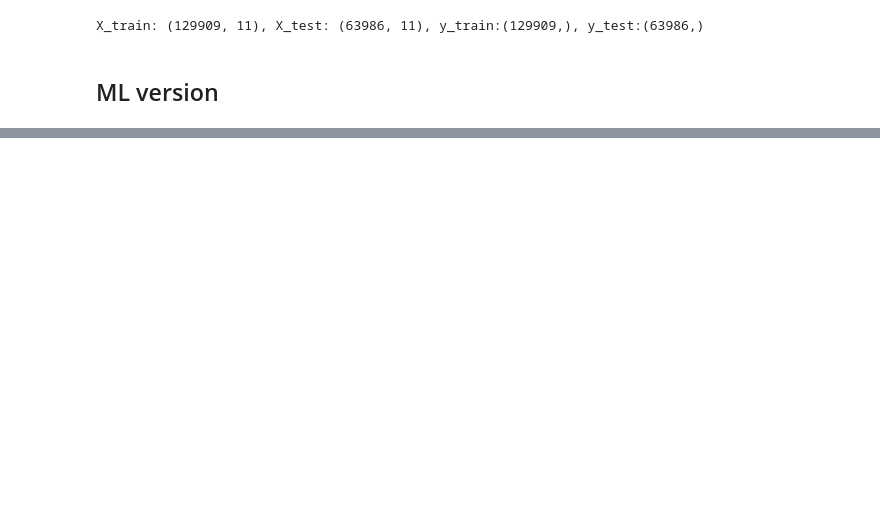
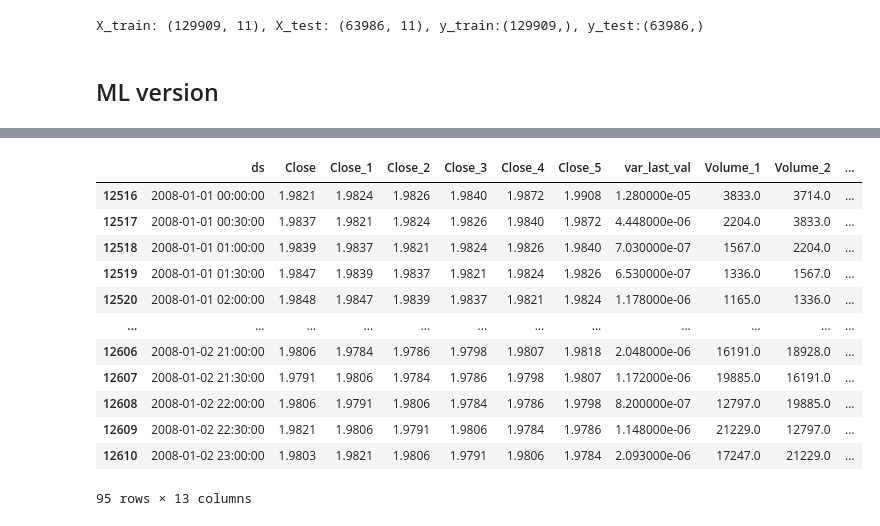
Before and after one commit to an3iitho/Artik-47, a Jupyter notebook: artik_main.ipynb, the cells around one changed output, grey strips where cells are left out. Drawn from its saved outputs; the diff is of its cells as text; code cells hidden in the pictures; blank space fills up the shorter version.

```diff
--- a/artik_main.ipynb
+++ b/artik_main.ipynb
@@ -406,0 +353,16 @@ from:  2008-01-01 00:00:00  to:  2008-01-02 23:00:00
+# %%
+df.loc[(df['ds'] >= '2008-01-01 00:00:00') & (df['ds'] <= '2008-01-02 23:00:00')]
+# %% [output]
+|  | ds | Close | Close_1 | Close_2 | Close_3 | Close_4 | Close_5 | var_last_val | Volume_1 | Volume_2 | ... |
+| 12516 | 2008-01-01 00:00:00 | 1.9821 | 1.9824 | 1.9826 | 1.9840 | 1.9872 | 1.9908 | 1.280000e-05 | 3833.0 | 3714.0 | ... |
+| 12517 | 2008-01-01 00:30:00 | 1.9837 | 1.9821 | 1.9824 | 1.9826 | 1.9840 | 1.9872 | 4.448000e-06 | 2204.0 | 3833.0 | ... |
+| 12518 | 2008-01-01 01:00:00 | 1.9839 | 1.9837 | 1.9821 | 1.9824 | 1.9826 | 1.9840 | 7.030000e-07 | 1567.0 | 2204.0 | ... |
+| 12519 | 2008-01-01 01:30:00 | 1.9847 | 1.9839 | 1.9837 | 1.9821 | 1.9824 | 1.9826 | 6.530000e-07 | 1336.0 | 1567.0 | ... |
+| 12520 | 2008-01-01 02:00:00 | 1.9848 | 1.9847 | 1.9839 | 1.9837 | 1.9821 | 1.9824 | 1.178000e-06 | 1165.0 | 1336.0 | ... |
+| ... | ... | ... | ... | ... | ... | ... | ... | ... | ... | ... | ... |
+| 12606 | 2008-01-02 21:00:00 | 1.9806 | 1.9784 | 1.9786 | 1.9798 | 1.9807 | 1.9818 | 2.048000e-06 | 16191.0 | 18928.0 | ... |
+| 12607 | 2008-01-02 21:30:00 | 1.9791 | 1.9806 | 1.9784 | 1.9786 | 1.9798 | 1.9807 | 1.172000e-06 | 19885.0 | 16191.0 | ... |
+| 12608 | 2008-01-02 22:00:00 | 1.9806 | 1.9791 | 1.9806 | 1.9784 | 1.9786 | 1.9798 | 8.200000e-07 | 12797.0 | 19885.0 | ... |
+| 12609 | 2008-01-02 22:30:00 | 1.9821 | 1.9806 | 1.9791 | 1.9806 | 1.9784 | 1.9786 | 1.148000e-06 | 21229.0 | 12797.0 | ... |
+| 12610 | 2008-01-02 23:00:00 | 1.9803 | 1.9821 | 1.9806 | 1.9791 | 1.9806 | 1.9784 | 2.093000e-06 | 17247.0 | 21229.0 | ... |
+95 rows × 13 columns
```
Also changed, not shown: parts of 10 cells of this notebook.
